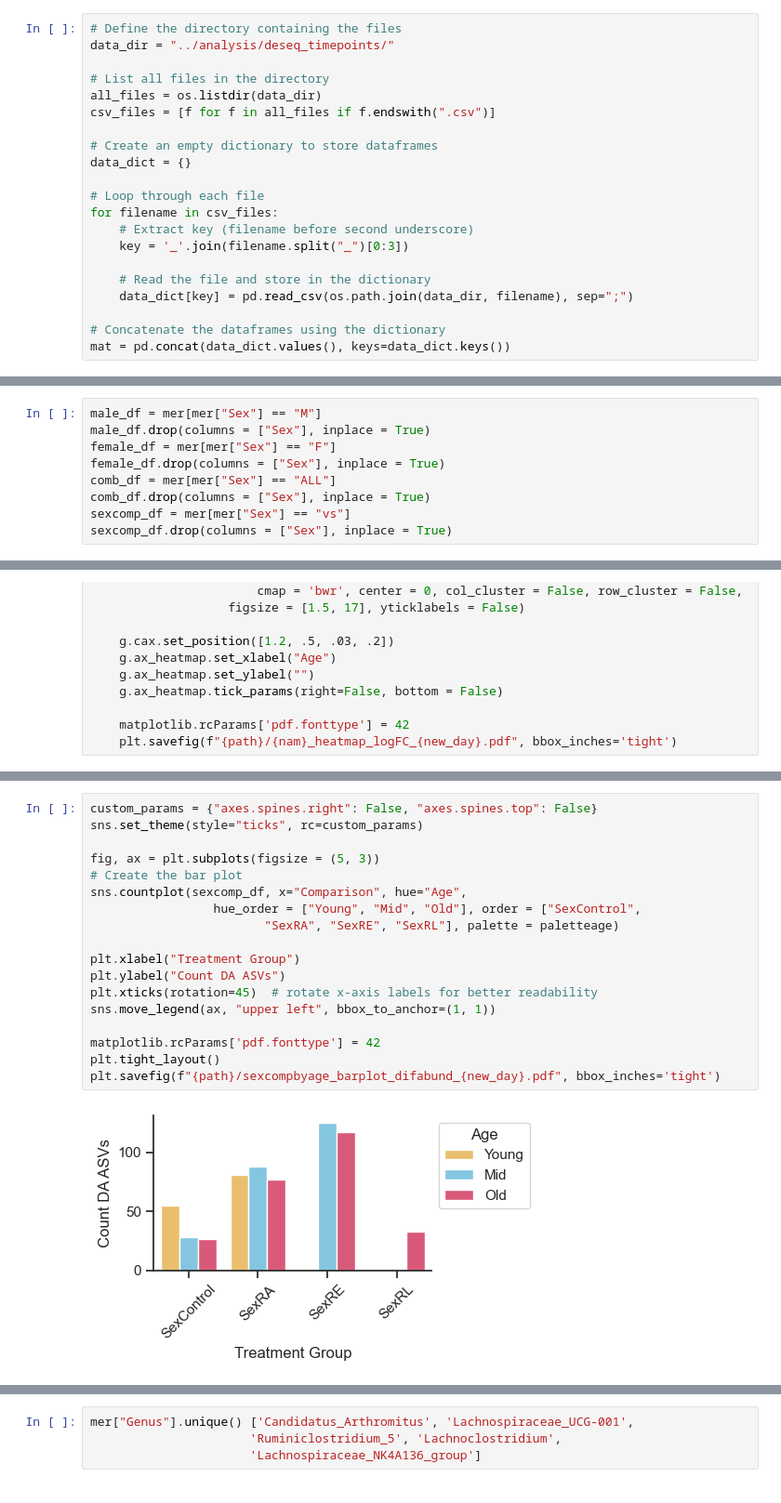
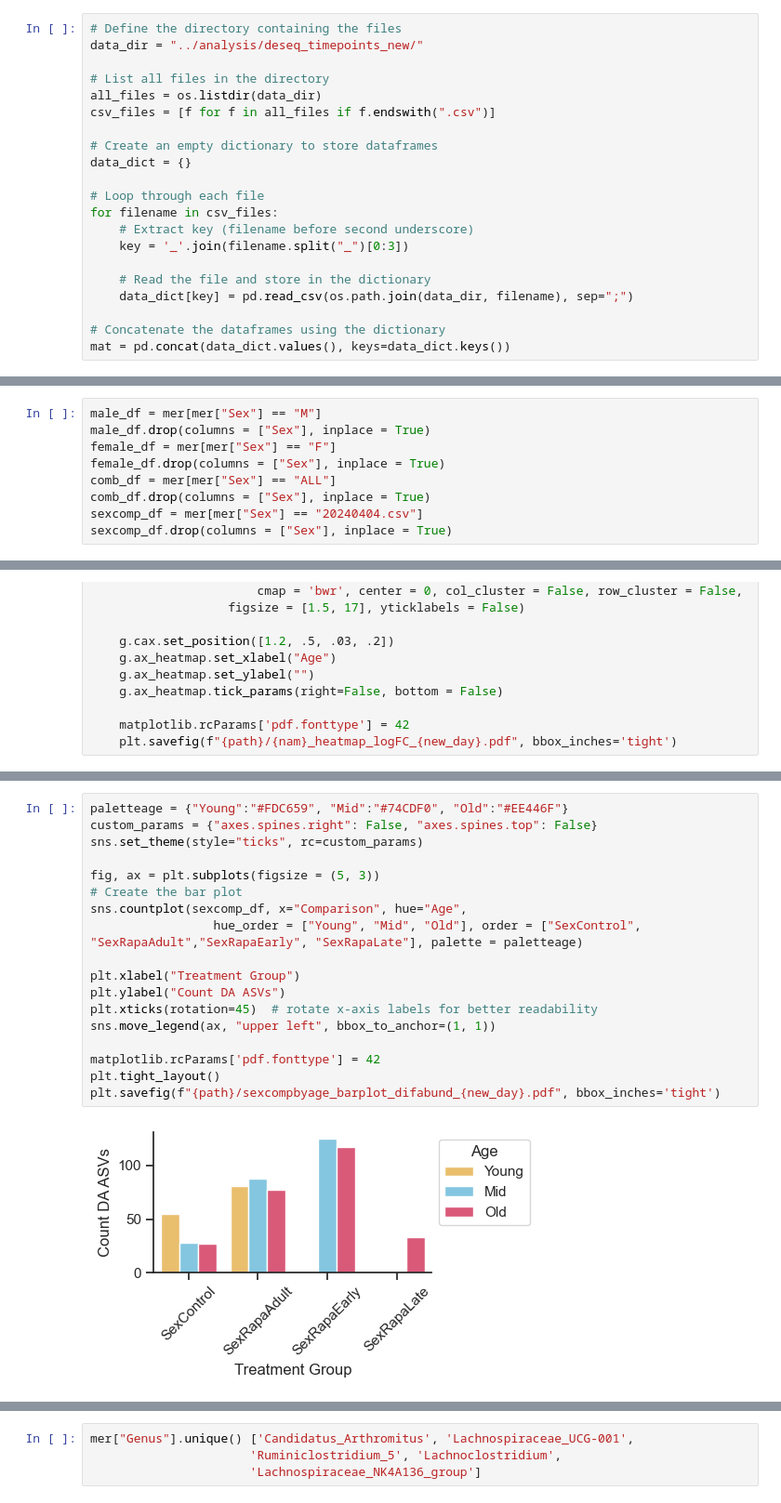
Before and after one commit to carolinamonzo/SG_MemoryRapamycin, a Jupyter notebook: new_rapamycin/scripts/ContRapaAdult_sex_DA.ipynb, the cells around one changed output, grey strips where cells are left out. Shown: that part at 93% size. Saved outputs shown, nothing was run; the diff lists cells and outputs as text.

```diff
--- a/new_rapamycin/scripts/ContRapaAdult_sex_DA.ipynb
+++ b/new_rapamycin/scripts/ContRapaAdult_sex_DA.ipynb
@@ -41,7 +41,7 @@ fasta_tuples = list(zip(identifiers, seqs))
 df_fa = pd.DataFrame(fasta_tuples, columns = ["OTU", "sequence"])
 # %%
 # Define the directory containing the files
-data_dir = "../analysis/deseq_timepoints/"
+data_dir = "../analysis/deseq_timepoints_new/"
 
 # List all files in the directory
 all_files = os.listdir(data_dir)
@@ -86,7 +86,7 @@ female_df = mer[mer["Sex"] == "F"]
 female_df.drop(columns = ["Sex"], inplace = True)
 comb_df = mer[mer["Sex"] == "ALL"]
 comb_df.drop(columns = ["Sex"], inplace = True)
-sexcomp_df = mer[mer["Sex"] == "vs"]
+sexcomp_df = mer[mer["Sex"] == "20240404.csv"]
 sexcomp_df.drop(columns = ["Sex"], inplace = True)
 # %% [output]
 A value is trying to be set on a copy of a slice from a DataFrame
@@ -230,20 +230,20 @@ barplots_numdif(sexcomp_df, ["SexControl", "SexRA", "SexRE", "SexRL"], palettese
 # %%
+paletteage = {"Young":"#FDC659", "Mid":"#74CDF0", "Old":"#EE446F"}
 custom_params = {"axes.spines.right": False, "axes.spines.top": False}
 sns.set_theme(style="ticks", rc=custom_params)
 
 fig, ax = plt.subplots(figsize = (5, 3))
 # Create the bar plot
 sns.countplot(sexcomp_df, x="Comparison", hue="Age",
-                 hue_order = ["Young", "Mid", "Old"], order = ["SexControl",
-                        "SexRA", "SexRE", "SexRL"], palette = paletteage)
+                 hue_order = ["Young", "Mid", "Old"], order = ["SexControl", "SexRapaAdult","SexRapaEarly", "SexRapaLate"], palette = paletteage)
 
 plt.xlabel("Treatment Group")
 plt.ylabel("Count DA ASVs")
 plt.xticks(rotation=45)  # rotate x-axis labels for better readability
 sns.move_legend(ax, "upper left", bbox_to_anchor=(1, 1))
 
 matplotlib.rcParams['pdf.fonttype'] = 42
 plt.tight_layout()
 plt.savefig(f"{path}/sexcompbyage_barplot_difabund_{new_day}.pdf", bbox_inches='tight')
 # %% [output]
-[figure, old version]
+[figure, new version]
```
Also changed, not shown: parts of 20 cells of this notebook.
